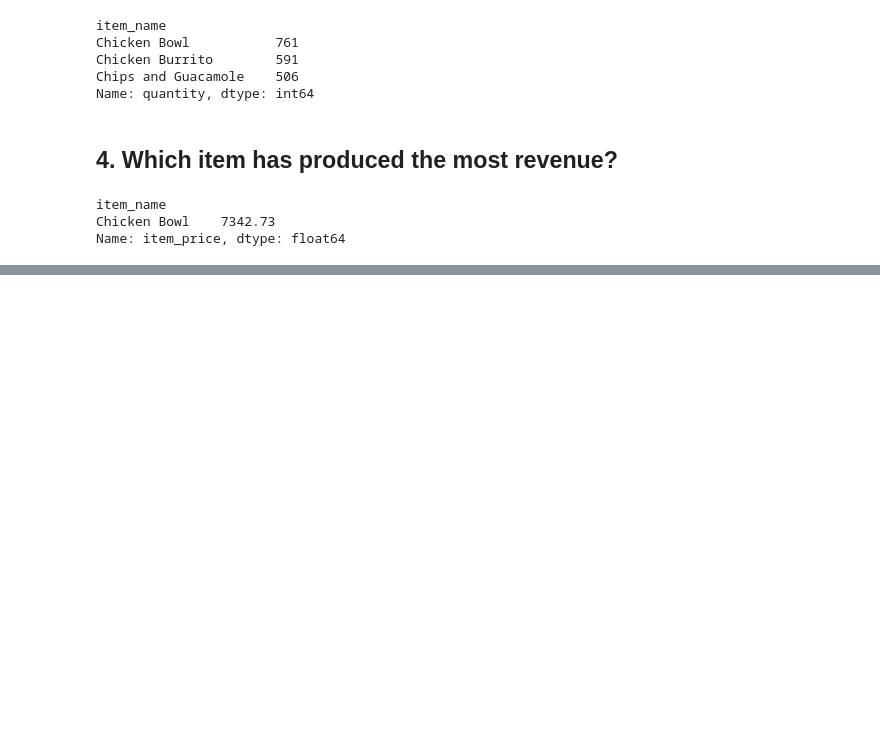
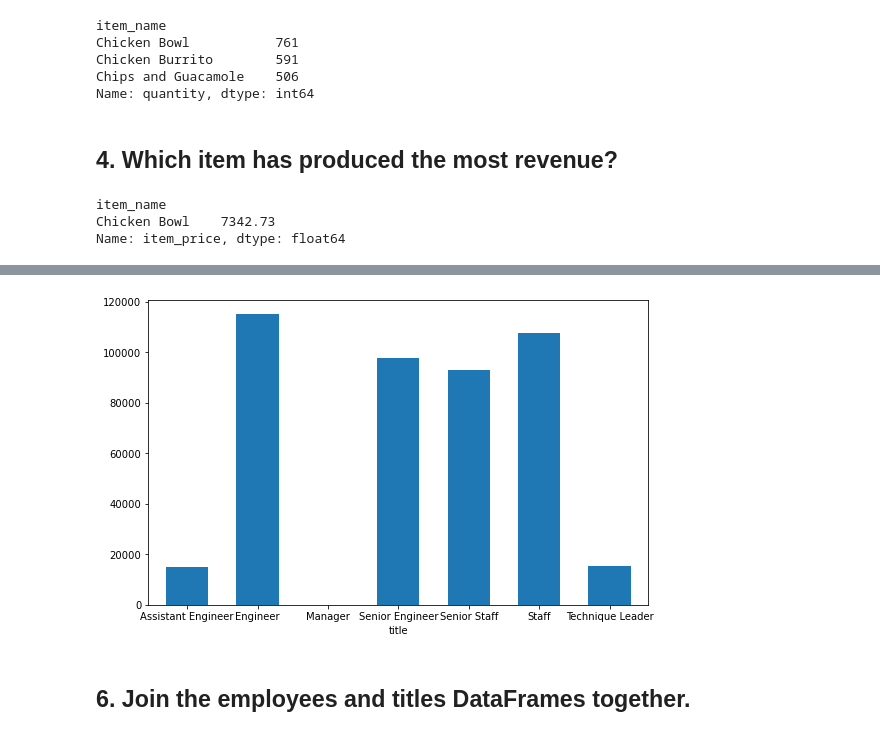
Before and after one commit to mariamnaqvi/numpy-pandas-visualization-exercises, a Jupyter notebook: advanced_dataframes.ipynb, the cells around one changed output, grey strips where cells are left out. Saved outputs shown, nothing was run; the diff lists cells and outputs as text; code cells hidden in the pictures; blank space fills up the shorter version.

```diff
--- a/advanced_dataframes.ipynb
+++ b/advanced_dataframes.ipynb
@@ -15,5 +15,3 @@ def get_db_url(user, host, password, dbname):
     return url
 # %% [markdown]
 ## 2.Use your function to obtain a connection to the employees database.
-# %%
-url = get_db_url(user, host, password, 'employees')
@@ -575,0 +569,3 @@ Name: item_price, dtype: float64
+# %%
+emp_titles = titles_df.groupby('title').title.count()
+emp_titles
@@ -575,0 +582,8 @@ Name: item_price, dtype: float64
+# %%
+emp_titles.plot.bar(rot=0, width = 0.6, figsize=(8,5))
+
+plt.tight_layout()
+# %% [output]
+[figure, added]
+# %% [markdown]
+## 6. Join the employees and titles DataFrames together.
```
Also changed, not shown: parts of 21 cells of this notebook.
